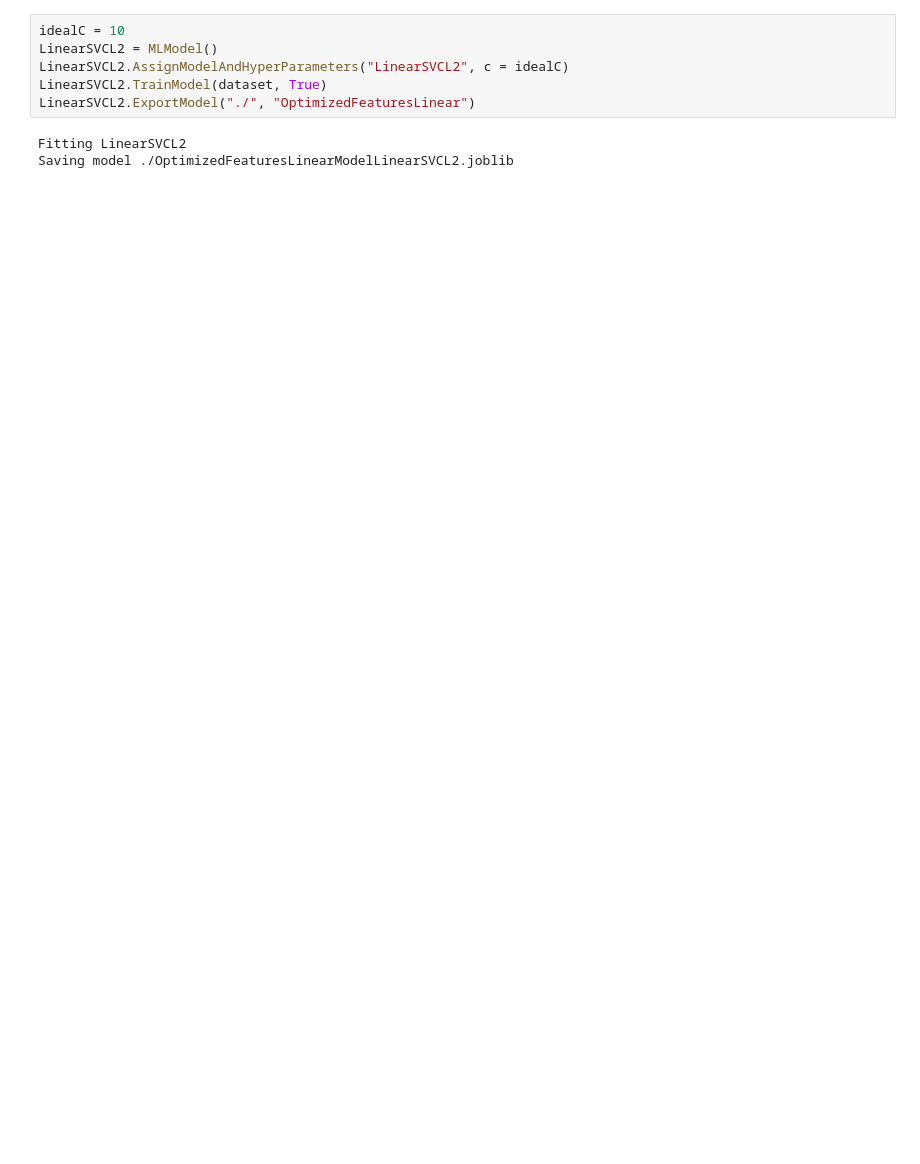
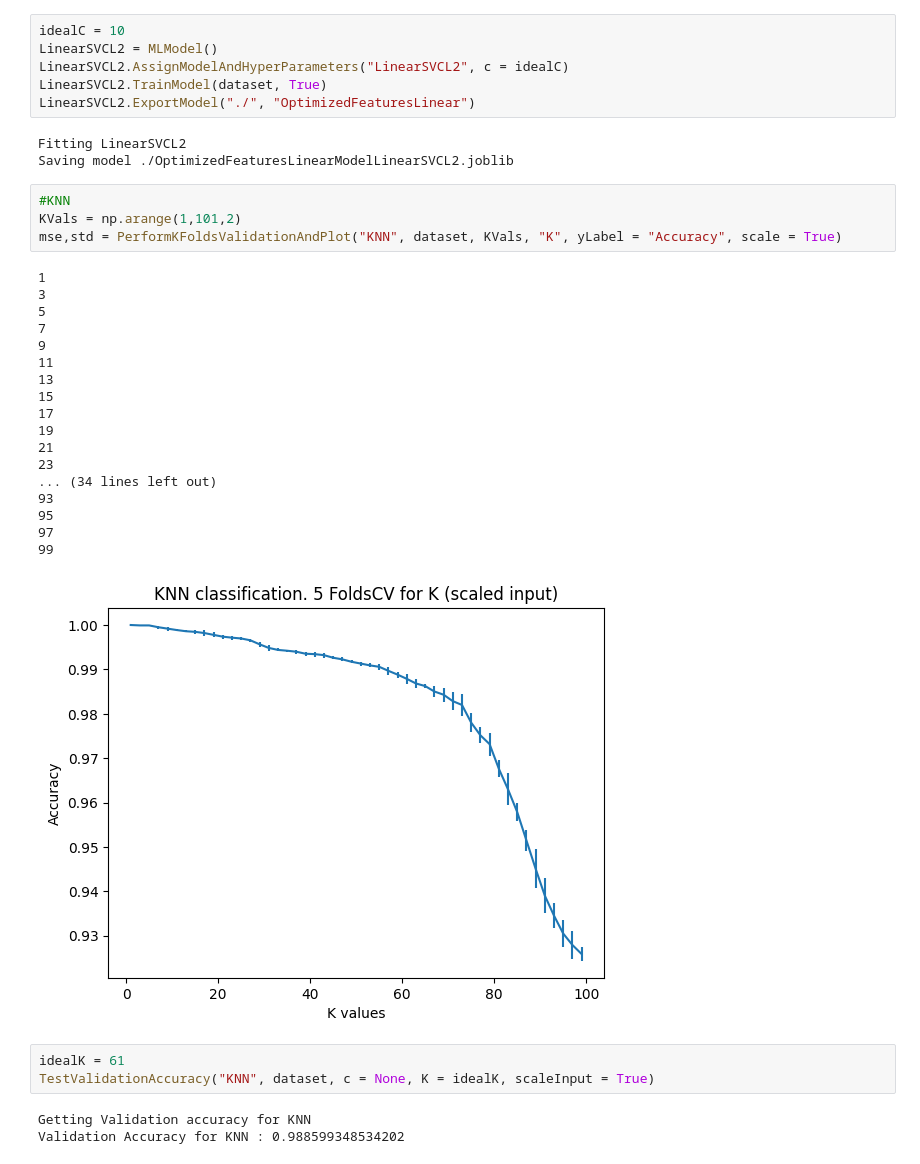
Before and after one commit to mradtke9019/ARInteractions, a Jupyter notebook: MachineLearning/ARGestureTrainingRotationData.ipynb, the cells around one changed output. Drawn from its saved outputs; the diff is of its cells as text; blank space fills up the shorter version.

```diff
--- a/MachineLearning/ARGestureTrainingRotationData.ipynb
+++ b/MachineLearning/ARGestureTrainingRotationData.ipynb
@@ -60,3 +97,32 @@ LinearSVCL2.ExportModel("./", "OptimizedFeaturesLinear")
 # %% [output]
 Fitting LinearSVCL2
 Saving model ./OptimizedFeaturesLinearModelLinearSVCL2.joblib
+# %%
+#KNN
+KVals = np.arange(1,101,2)
+mse,std = PerformKFoldsValidationAndPlot("KNN", dataset, KVals, "K", yLabel = "Accuracy", scale = True)
+# %% [output]
+1
+3
+5
+7
+9
+11
+13
+15
+17
+19
+21
+23
+... (34 lines left out)
+93
+95
+97
+99
+[figure, added]
+# %%
+idealK = 61
+TestValidationAccuracy("KNN", dataset, c = None, K = idealK, scaleInput = True)
+# %% [output]
+Getting Validation accuracy for KNN
+Validation Accuracy for KNN : 0.988599348534202
```
Also changed, not shown: parts of 9 cells of this notebook, 14 other files.
